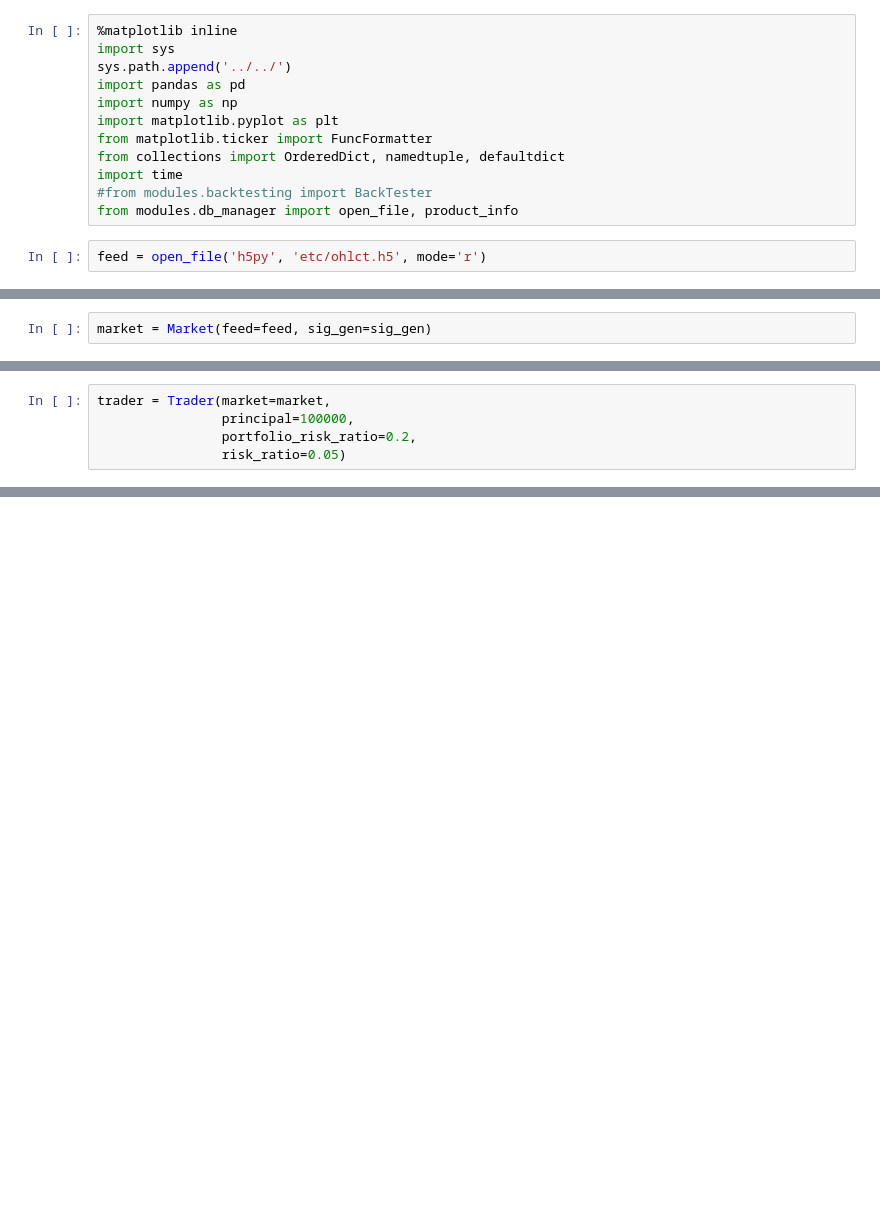
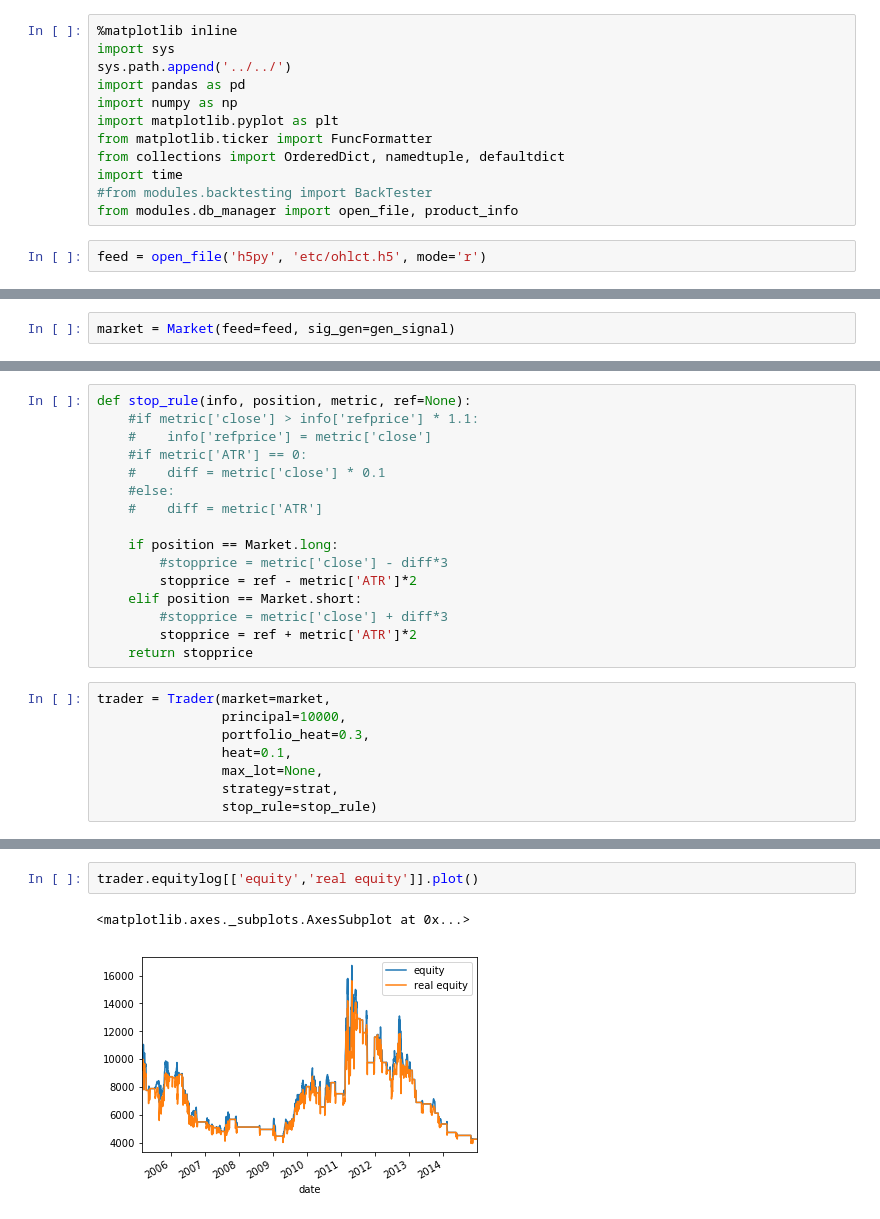
Before and after one commit to yosepchoi/research, a Jupyter notebook: modules/backtesting/backtesting2.ipynb, the cells around one changed output, grey strips where cells are left out. Drawn from its saved outputs; the diff is of its cells as text; blank space fills up the shorter version.

```diff
--- a/modules/backtesting/backtesting2.ipynb
+++ b/modules/backtesting/backtesting2.ipynb
@@ -420,2 +465,2 @@ def sig_gen(inst):
 # %%
-market = Market(feed=feed, sig_gen=sig_gen)
+market = Market(feed=feed, sig_gen=gen_signal)
@@ -422,8 +503,27 @@ market = Market(feed=feed, sig_gen=sig_gen)
+# %%
+def stop_rule(info, position, metric, ref=None):
+    #if metric['close'] > info['refprice'] * 1.1:
+    #    info['refprice'] = metric['close']
+    #if metric['ATR'] == 0:
+    #    diff = metric['close'] * 0.1
+    #else:
+    #    diff = metric['ATR']
+
+    if position == Market.long:
+        #stopprice = metric['close'] - diff*3
+        stopprice = ref - metric['ATR']*2
+    elif position == Market.short:
+        #stopprice = metric['close'] + diff*3
+        stopprice = ref + metric['ATR']*2
+    return stopprice
 # %%
 trader = Trader(market=market,
-                principal=100000,
-                portfolio_risk_ratio=0.2,
-                risk_ratio=0.05)
+                principal=10000,
+                portfolio_heat=0.3,
+                heat=0.1,
+                max_lot=None,
+                strategy=strat,
+                stop_rule=stop_rule)
 # %%
 %%time
 trader.run_trade()
@@ -431,0 +532,5 @@ trader.run_trade()
+# %%
+trader.equitylog[['equity','real equity']].plot()
+# %% [output]
+<matplotlib.axes._subplots.AxesSubplot at 0x...>
+[figure, added]
```
Also changed, not shown: parts of 13 cells of this notebook, 4 other files.
